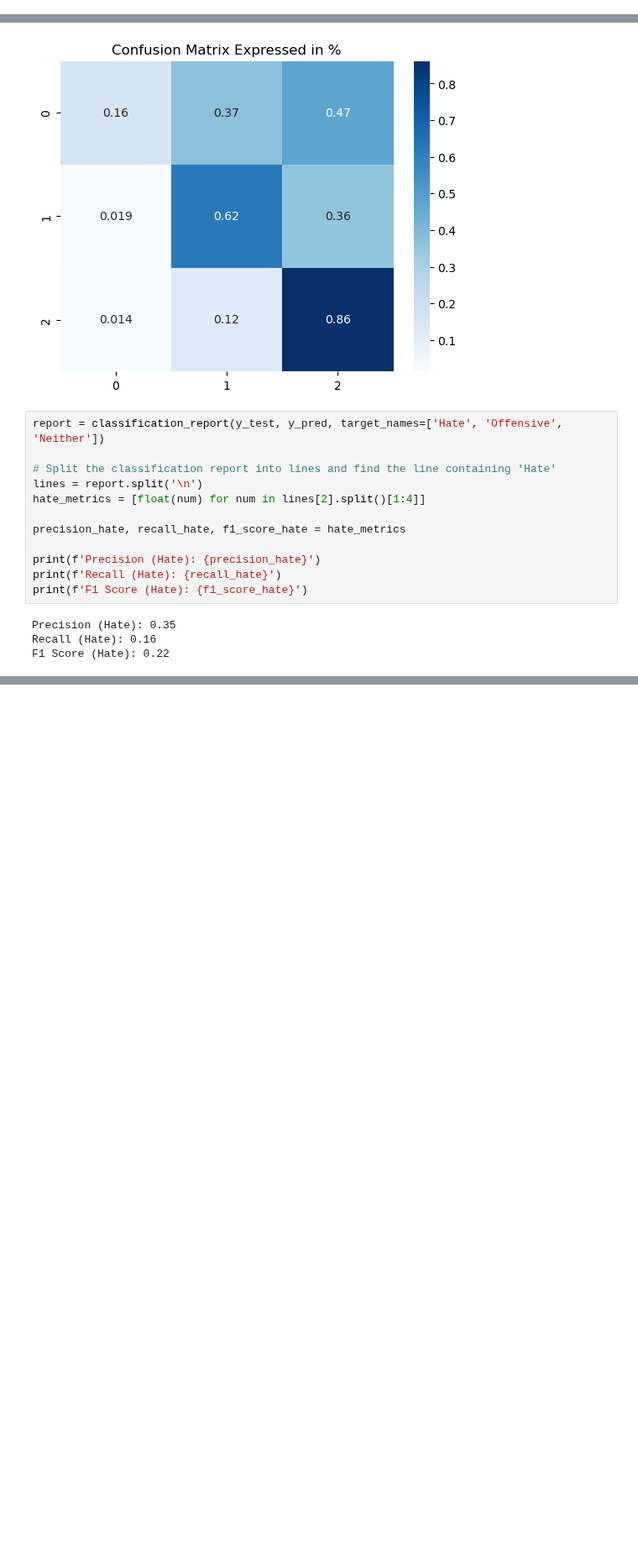
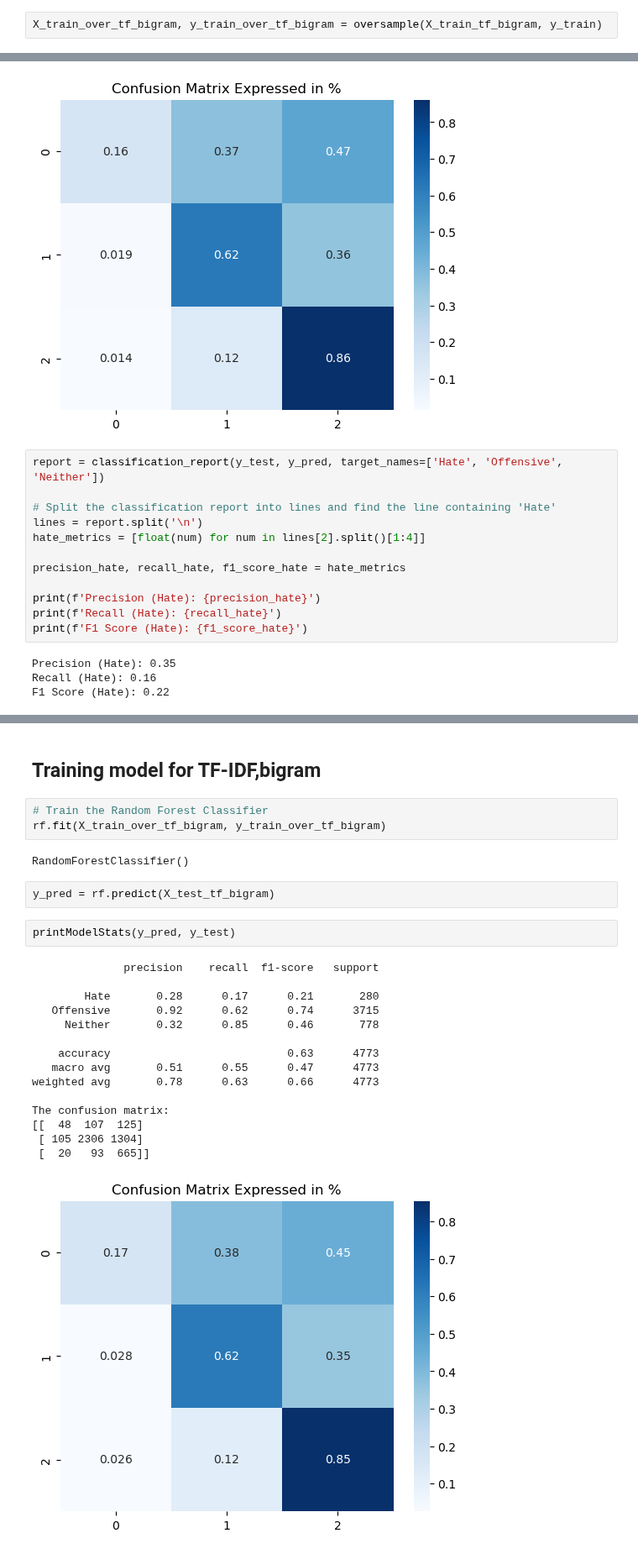
Before and after one commit to Disquietudee/Recognising-hate-speech-on-twitter-vs-offensive-language, a Jupyter notebook: RF.ipynb, the cells around one changed output, grey strips where cells are left out. Shown at 84% size. Saved outputs shown, nothing was run; the diff lists cells and outputs as text; blank space fills up the shorter version.

```diff
--- a/RF.ipynb
+++ b/RF.ipynb
@@ -195,0 +241,2 @@ After Oversampling: Counter({1: 11062, 2: 11062, 0: 11062})
+# %%
+X_train_over_tf_bigram, y_train_over_tf_bigram = oversample(X_train_tf_bigram, y_train)
@@ -290,0 +389,27 @@ F1 Score (Hate): 0.22
+# %% [markdown]
+## Training model for TF-IDF,bigram
+# %%
+# Train the Random Forest Classifier
+rf.fit(X_train_over_tf_bigram, y_train_over_tf_bigram)
+# %% [output]
+RandomForestClassifier()
+# %%
+y_pred = rf.predict(X_test_tf_bigram)
+# %%
+printModelStats(y_pred, y_test)
+# %% [output]
+              precision    recall  f1-score   support
+
+        Hate       0.28      0.17      0.21       280
+   Offensive       0.92      0.62      0.74      3715
+     Neither       0.32      0.85      0.46       778
+
+    accuracy                           0.63      4773
+   macro avg       0.51      0.55      0.47      4773
+weighted avg       0.78      0.63      0.66      4773
+
+The confusion matrix:
+[[  48  107  125]
+ [ 105 2306 1304]
+ [  20   93  665]]
+[figure, added]
```
Also changed, not shown: parts of 22 cells of this notebook.
